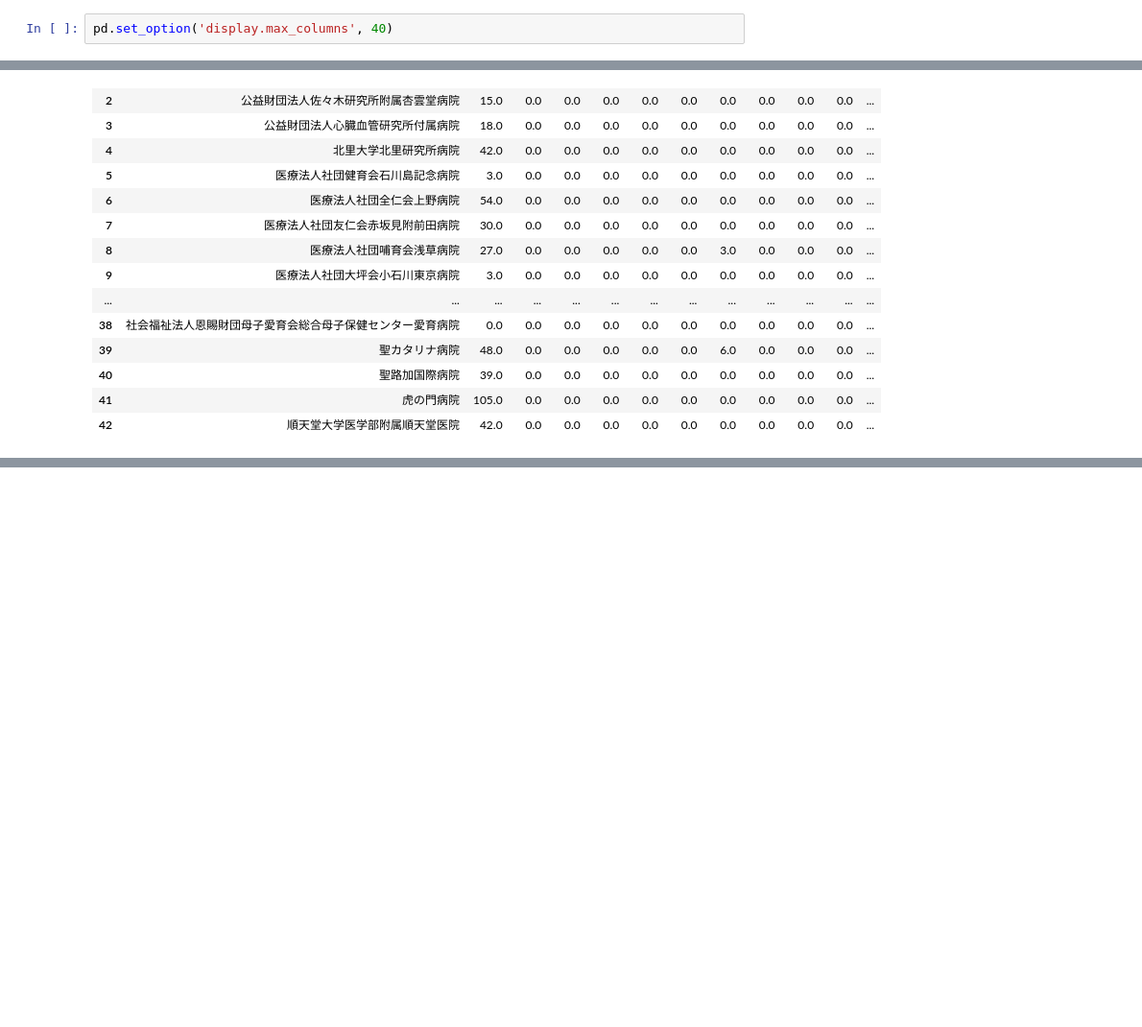
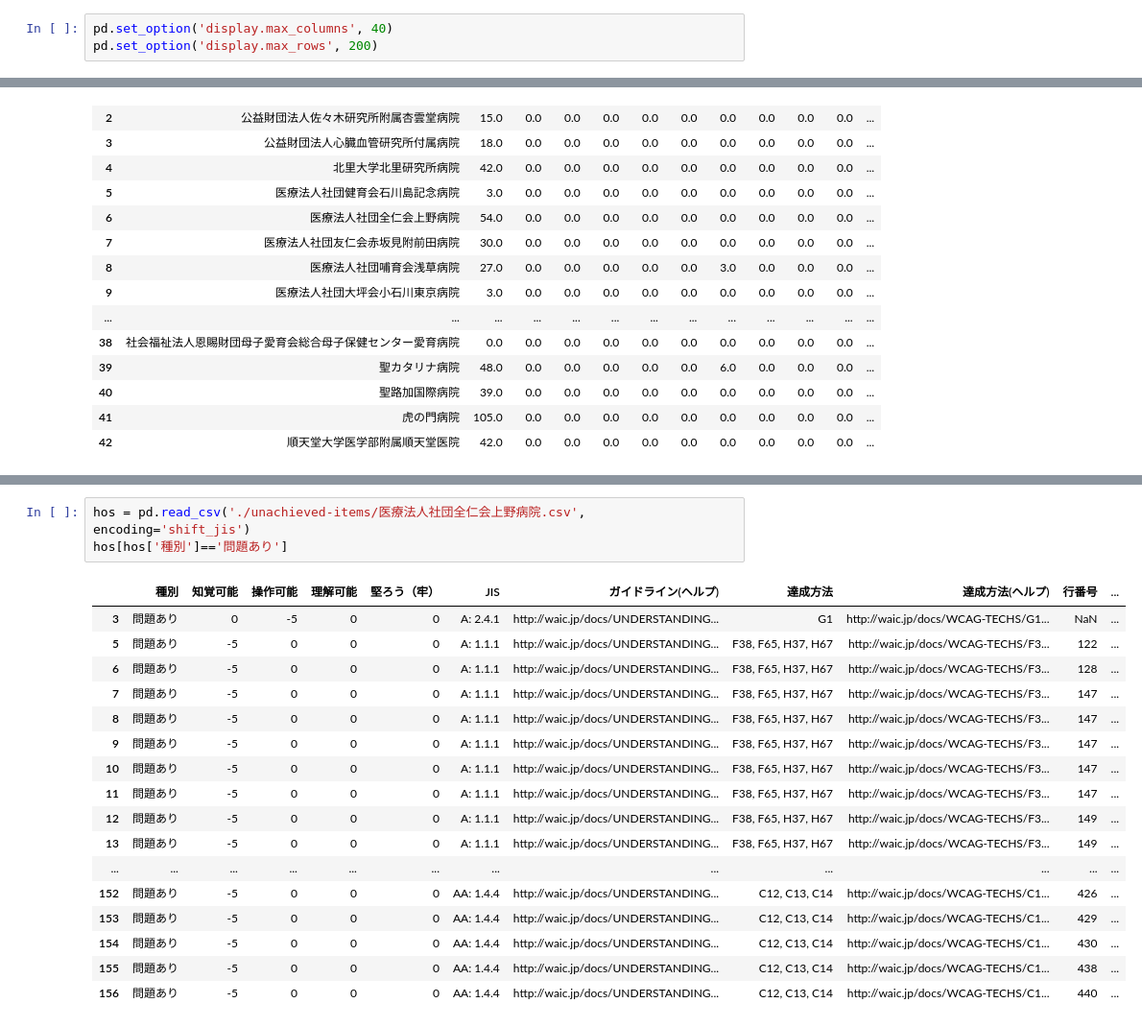
Before and after one commit to Kudoas/research-web-accessibility, a Jupyter notebook: main.ipynb, the cells around one changed output, grey strips where cells are left out. Shown: that part at 96% size. Drawn from its saved outputs; the diff is of its cells as text; blank space fills up the shorter version.

```diff
--- a/main.ipynb
+++ b/main.ipynb
@@ -9,5 +9,6 @@ import itertools
 os.chdir("./hospital-report")
 # %%
 pd.set_option('display.max_columns', 40)
+pd.set_option('display.max_rows', 200)
 # %%
 # score = pd.read_csv('調査対象病院.csv', encoding="utf-8_sig")
@@ -96,2 +139,23 @@ df_count.to_csv('counts/count.csv')
+# %%
+hos = pd.read_csv('./unachieved-items/医療法人社団全仁会上野病院.csv', encoding='shift_jis')
+hos[hos['種別']=='問題あり']
+# %% [output]
+|  | 種別 | 知覚可能 | 操作可能 | 理解可能 | 堅ろう（牢） | JIS | ガイドライン(ヘルプ) | 達成方法 | 達成方法(ヘルプ) | 行番号 | ... |
+| 3 | 問題あり | 0 | -5 | 0 | 0 | A: 2.4.1 | http://waic.jp/docs/UNDERSTANDING... | G1 | http://waic.jp/docs/WCAG-TECHS/G1... | NaN | ... |
+| 5 | 問題あり | -5 | 0 | 0 | 0 | A: 1.1.1 | http://waic.jp/docs/UNDERSTANDING... | F38, F65, H37, H67 | http://waic.jp/docs/WCAG-TECHS/F3... | 122 | ... |
+| 6 | 問題あり | -5 | 0 | 0 | 0 | A: 1.1.1 | http://waic.jp/docs/UNDERSTANDING... | F38, F65, H37, H67 | http://waic.jp/docs/WCAG-TECHS/F3... | 128 | ... |
+| 7 | 問題あり | -5 | 0 | 0 | 0 | A: 1.1.1 | http://waic.jp/docs/UNDERSTANDING... | F38, F65, H37, H67 | http://waic.jp/docs/WCAG-TECHS/F3... | 147 | ... |
+| 8 | 問題あり | -5 | 0 | 0 | 0 | A: 1.1.1 | http://waic.jp/docs/UNDERSTANDING... | F38, F65, H37, H67 | http://waic.jp/docs/WCAG-TECHS/F3... | 147 | ... |
+| 9 | 問題あり | -5 | 0 | 0 | 0 | A: 1.1.1 | http://waic.jp/docs/UNDERSTANDING... | F38, F65, H37, H67 | http://waic.jp/docs/WCAG-TECHS/F3... | 147 | ... |
+| 10 | 問題あり | -5 | 0 | 0 | 0 | A: 1.1.1 | http://waic.jp/docs/UNDERSTANDING... | F38, F65, H37, H67 | http://waic.jp/docs/WCAG-TECHS/F3... | 147 | ... |
+| 11 | 問題あり | -5 | 0 | 0 | 0 | A: 1.1.1 | http://waic.jp/docs/UNDERSTANDING... | F38, F65, H37, H67 | http://waic.jp/docs/WCAG-TECHS/F3... | 147 | ... |
+| 12 | 問題あり | -5 | 0 | 0 | 0 | A: 1.1.1 | http://waic.jp/docs/UNDERSTANDING... | F38, F65, H37, H67 | http://waic.jp/docs/WCAG-TECHS/F3... | 149 | ... |
+| 13 | 問題あり | -5 | 0 | 0 | 0 | A: 1.1.1 | http://waic.jp/docs/UNDERSTANDING... | F38, F65, H37, H67 | http://waic.jp/docs/WCAG-TECHS/F3... | 149 | ... |
+| ... | ... | ... | ... | ... | ... | ... | ... | ... | ... | ... | ... |
+| 152 | 問題あり | -5 | 0 | 0 | 0 | AA: 1.4.4 | http://waic.jp/docs/UNDERSTANDING... | C12, C13, C14 | http://waic.jp/docs/WCAG-TECHS/C1... | 426 | ... |
+| 153 | 問題あり | -5 | 0 | 0 | 0 | AA: 1.4.4 | http://waic.jp/docs/UNDERSTANDING... | C12, C13, C14 | http://waic.jp/docs/WCAG-TECHS/C1... | 429 | ... |
+| 154 | 問題あり | -5 | 0 | 0 | 0 | AA: 1.4.4 | http://waic.jp/docs/UNDERSTANDING... | C12, C13, C14 | http://waic.jp/docs/WCAG-TECHS/C1... | 430 | ... |
+| 155 | 問題あり | -5 | 0 | 0 | 0 | AA: 1.4.4 | http://waic.jp/docs/UNDERSTANDING... | C12, C13, C14 | http://waic.jp/docs/WCAG-TECHS/C1... | 438 | ... |
+| 156 | 問題あり | -5 | 0 | 0 | 0 | AA: 1.4.4 | http://waic.jp/docs/UNDERSTANDING... | C12, C13, C14 | http://waic.jp/docs/WCAG-TECHS/C1... | 440 | ... |
 # %%
 # df.to_csv('未達成基準まとめ.csv', index=False)
```
Also changed, not shown: parts of 9 cells of this notebook, 4 other files.
